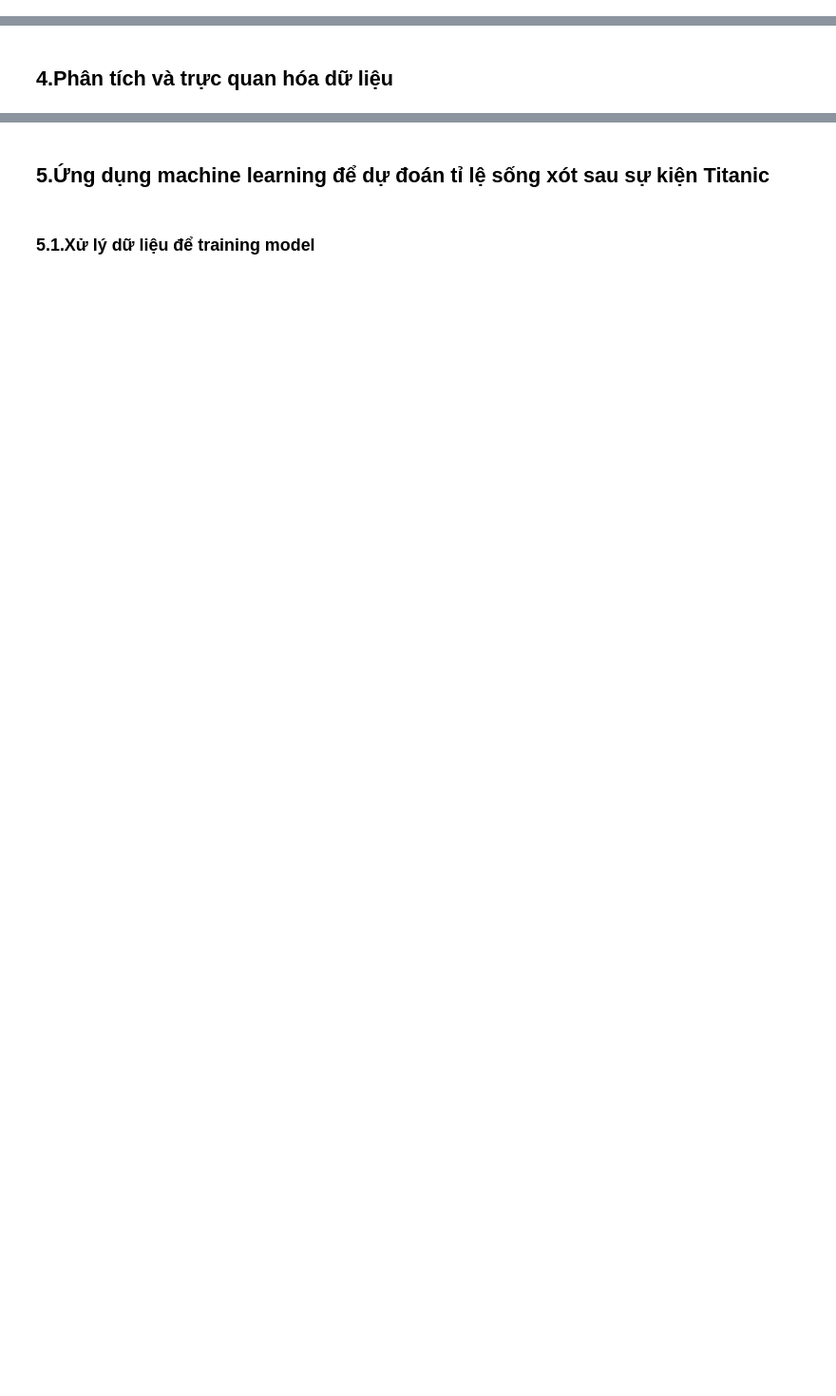
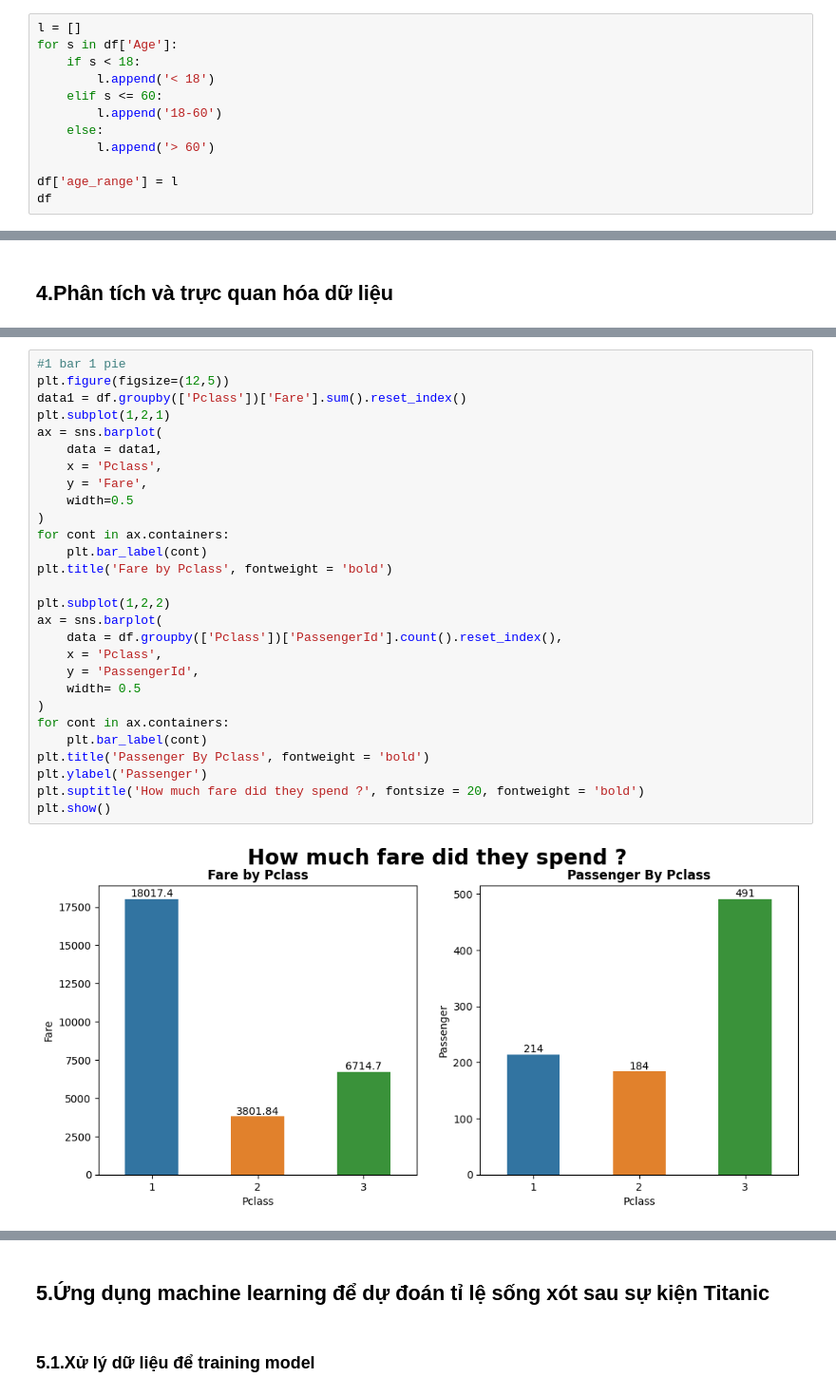
Before and after one commit to James2109/Titanic-Analytics, a Jupyter notebook: Titanic Data Analysis.ipynb, the cells around one changed output, grey strips where cells are left out. Shown at 95% size. Drawn from its saved outputs; the diff is of its cells as text; blank space fills up the shorter version.

```diff
--- a/Titanic Data Analysis.ipynb
+++ b/Titanic Data Analysis.ipynb
@@ -147,3 +149,15 @@ df.head()
 | 2 | 3 | 1 | 3 | Heikkinen, Miss. Laina | female | 26 | 0 | 0 | STON/O2. 3101282 | 7.925000 | ... |
 | 3 | 4 | 1 | 1 | Futrelle, Mrs. Jacques Heath (Lil... | female | 35 | 1 | 0 | 113803 | 53.100000 | ... |
 | 4 | 5 | 0 | 3 | Allen, Mr. William Henry | male | 35 | 0 | 0 | 373450 | 8.050000 | ... |
+# %%
+l = []
+for s in df['Age']:
+    if s < 18:
+        l.append('< 18')
+    elif s <= 60:
+        l.append('18-60')
+    else:
+        l.append('> 60')
+
+df['age_range'] = l
+df
@@ -151,0 +182,30 @@ df.head()
+# %%
+#1 bar 1 pie
+plt.figure(figsize=(12,5))
+data1 = df.groupby(['Pclass'])['Fare'].sum().reset_index()
+plt.subplot(1,2,1)
+ax = sns.barplot(
+    data = data1,
+    x = 'Pclass',
+    y = 'Fare',
+    width=0.5
+)
+for cont in ax.containers:
+    plt.bar_label(cont)
+plt.title('Fare by Pclass', fontweight = 'bold')
+
+plt.subplot(1,2,2)
+ax = sns.barplot(
+    data = df.groupby(['Pclass'])['PassengerId'].count().reset_index(),
+    x = 'Pclass',
+    y = 'PassengerId',
+    width= 0.5
+)
+for cont in ax.containers:
+    plt.bar_label(cont)
+plt.title('Passenger By Pclass', fontweight = 'bold')
+plt.ylabel('Passenger')
+plt.suptitle('How much fare did they spend ?', fontsize = 20, fontweight = 'bold')
+plt.show()
+# %% [output]
+[figure, added]
```
Also changed, not shown: parts of 28 cells of this notebook.
